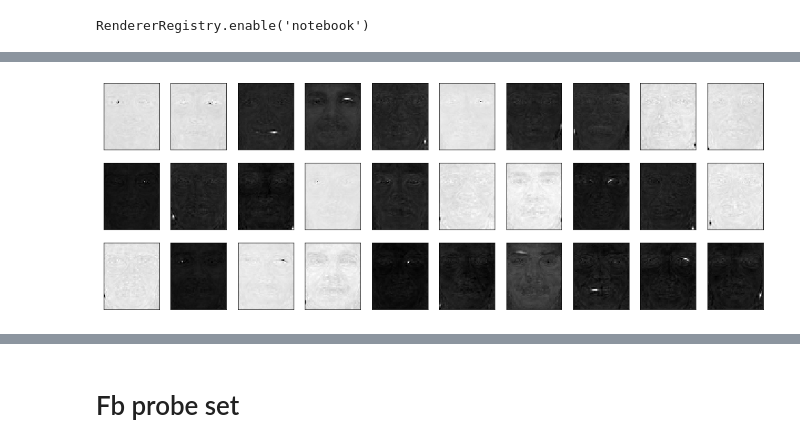
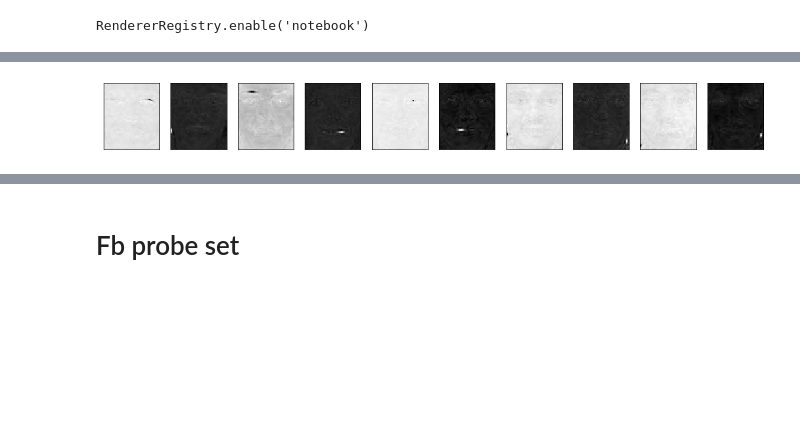
Before and after one commit to mideaconu/face-recognition, a Jupyter notebook: notebook/comparative-FERET-study.ipynb, the cells around one changed output, grey strips where cells are left out. Drawn from its saved outputs; the diff is of its cells as text; code cells hidden in the pictures; blank space fills up the shorter version.

```diff
--- a/notebook/comparative-FERET-study.ipynb
+++ b/notebook/comparative-FERET-study.ipynb
@@ -32,8 +33,8 @@ def read_images(directory_name):
     X = np.reshape(X, (-1, 3000))
     return X, y
 # %%
-X, y = read_images("training_set/cropped")
-Xt = np.transpose(X)
+X, y = read_images("training_set")
+Xt = np.transpose(X) # input data for ICA1
 X = center(X); X = standardize(X)
 Xt = center(Xt); Xt = standardize(Xt)
 # %%
@@ -52,8 +53,8 @@ IC1 = np.dot(ica1.components, np.transpose(PC))
 IC2 = np.dot(ica2.components, np.transpose(PC))
 LD = np.dot(lda.components, np.transpose(PC))
 # %%
-PC_ = np.transpose(PC)
-fig, axes = plt.subplots(3, 10, figsize=(17, 6), subplot_kw={"xticks":[], "yticks":[]})
+PC_ = np.transpose(PC) # for vizualization
+fig, axes = plt.subplots(1, 10, figsize=(17, 3), subplot_kw={"xticks":[], "yticks":[]})
 for i, ax in enumerate(axes.flat):
     ax.imshow(PC_[i].reshape(60, 50), cmap="gray")
 # %% [output]
@@ -61,8 +62,8 @@ for i, ax in enumerate(axes.flat):
 # %%
-IC1_ = np.dot(ica1.components, np.dot(np.transpose(pcat.components), X))
-fig, axes = plt.subplots(3, 10, figsize=(17, 6), subplot_kw={"xticks":[], "yticks":[]})
+IC1_ = np.dot(ica1.components, np.dot(np.transpose(pcat.components), X)) # for vizualization
+fig, axes = plt.subplots(1, 10, figsize=(17, 3), subplot_kw={"xticks":[], "yticks":[]})
 for i, ax in enumerate(axes.flat):
     ax.imshow(IC1_[i].reshape(60, 50), cmap="gray")
 # %% [output]
-[figure, old version]
+[figure, new version]
 # %%
```
Also changed, not shown: parts of 47 cells of this notebook.
